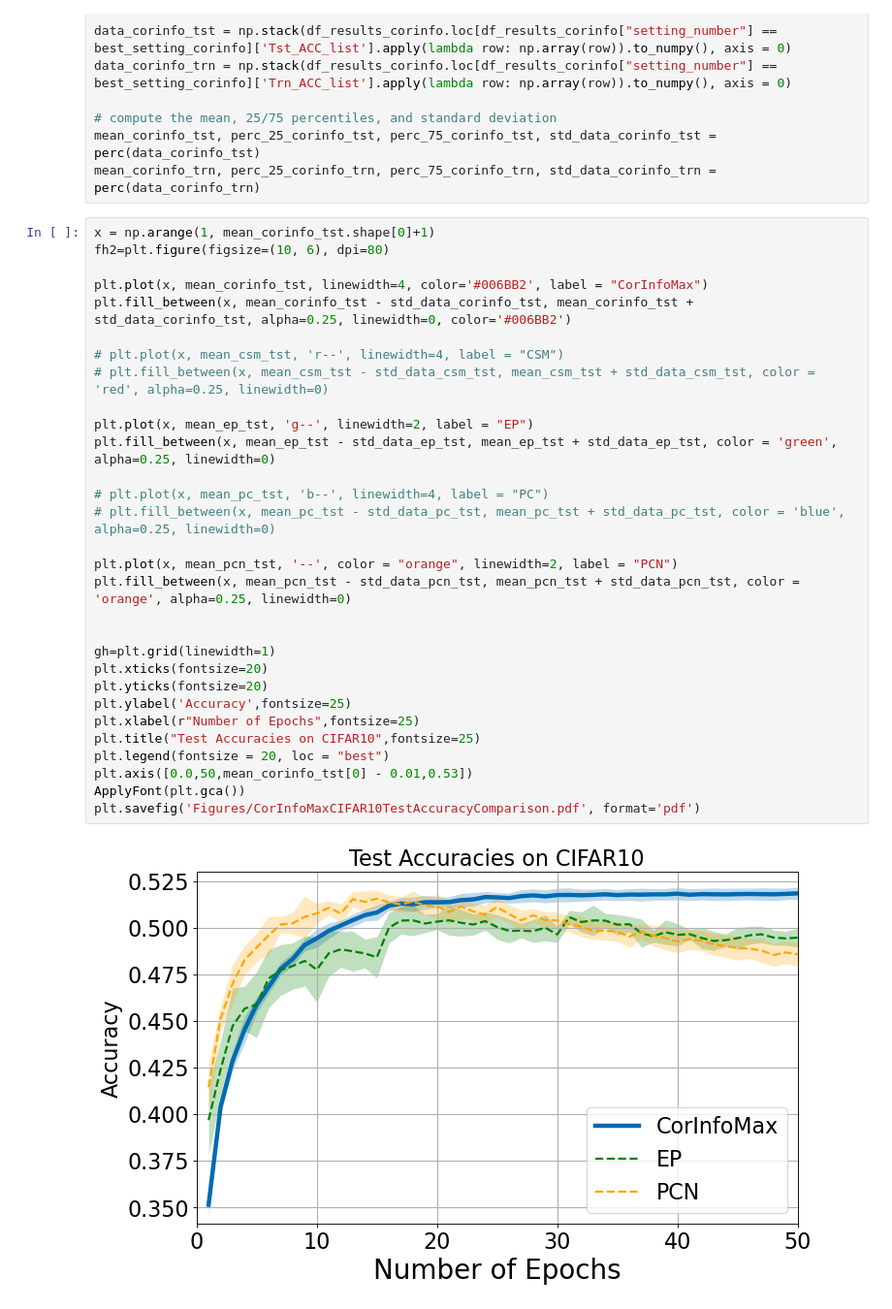
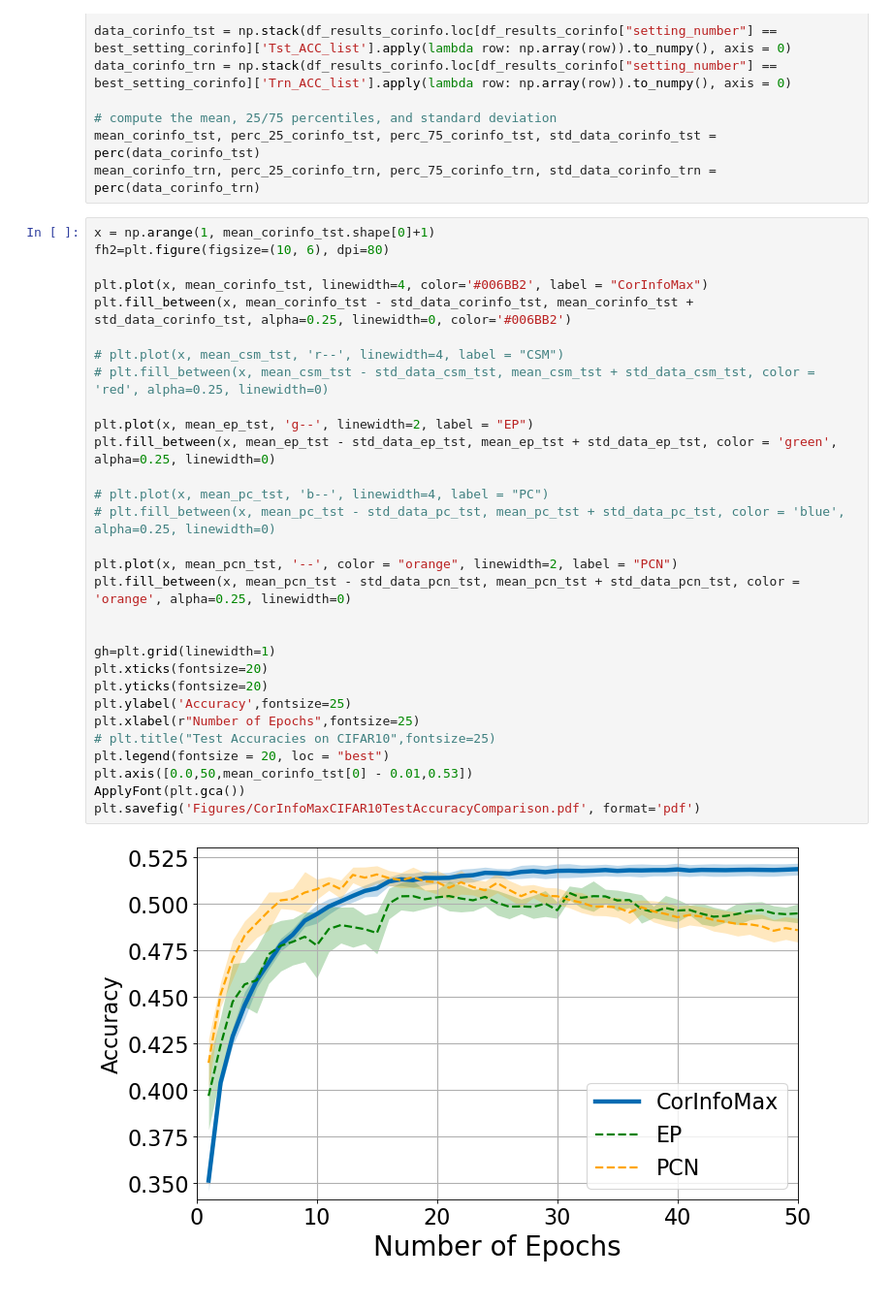
Before and after one commit to BariscanBozkurt/Supervised-CorInfoMax, a Jupyter notebook: Simulations/Classification/AnalyzeSimulations/Plot_CorInfoMax_CIFAR10_Results.ipynb, the cells around one changed output. Shown at 97% size. Cells and saved outputs as stored; diff of their text form.

```diff
--- a/Simulations/Classification/AnalyzeSimulations/Plot_CorInfoMax_CIFAR10_Results.ipynb
+++ b/Simulations/Classification/AnalyzeSimulations/Plot_CorInfoMax_CIFAR10_Results.ipynb
@@ -448,35 +291,35 @@ mean_corinfo_trn, perc_25_corinfo_trn, perc_75_corinfo_trn, std_data_corinfo_trn
 # %%
 x = np.arange(1, mean_corinfo_tst.shape[0]+1)
 fh2=plt.figure(figsize=(10, 6), dpi=80)
 
 plt.plot(x, mean_corinfo_tst, linewidth=4, color='#006BB2', label = "CorInfoMax")
 plt.fill_between(x, mean_corinfo_tst - std_data_corinfo_tst, mean_corinfo_tst + std_data_corinfo_tst, alpha=0.25, linewidth=0, color='#006BB2')
 
 # plt.plot(x, mean_csm_tst, 'r--', linewidth=4, label = "CSM")
 # plt.fill_between(x, mean_csm_tst - std_data_csm_tst, mean_csm_tst + std_data_csm_tst, color = 'red', alpha=0.25, linewidth=0)
 
 plt.plot(x, mean_ep_tst, 'g--', linewidth=2, label = "EP")
 plt.fill_between(x, mean_ep_tst - std_data_ep_tst, mean_ep_tst + std_data_ep_tst, color = 'green', alpha=0.25, linewidth=0)
 
 # plt.plot(x, mean_pc_tst, 'b--', linewidth=4, label = "PC")
 # plt.fill_between(x, mean_pc_tst - std_data_pc_tst, mean_pc_tst + std_data_pc_tst, color = 'blue', alpha=0.25, linewidth=0)
 
 plt.plot(x, mean_pcn_tst, '--', color = "orange", linewidth=2, label = "PCN")
 plt.fill_between(x, mean_pcn_tst - std_data_pcn_tst, mean_pcn_tst + std_data_pcn_tst, color = 'orange', alpha=0.25, linewidth=0)
 
 
 gh=plt.grid(linewidth=1)
 plt.xticks(fontsize=20)
 plt.yticks(fontsize=20)
 plt.ylabel('Accuracy',fontsize=25)
 plt.xlabel(r"Number of Epochs",fontsize=25)
-plt.title("Test Accuracies on CIFAR10",fontsize=25)
+# plt.title("Test Accuracies on CIFAR10",fontsize=25)
 plt.legend(fontsize = 20, loc = "best")
 plt.axis([0.0,50,mean_corinfo_tst[0] - 0.01,0.53])
 ApplyFont(plt.gca())
 plt.savefig('Figures/CorInfoMaxCIFAR10TestAccuracyComparison.pdf', format='pdf')
 # %% [output]
-[figure, old version]
+[figure, new version]
 # %%
 x = np.arange(1, mean_corinfo_trn.shape[0]+1)
 fh2=plt.figure(figsize=(10, 6), dpi=80)
```
Also changed, not shown: parts of 22 cells of this notebook, 30 other files.
